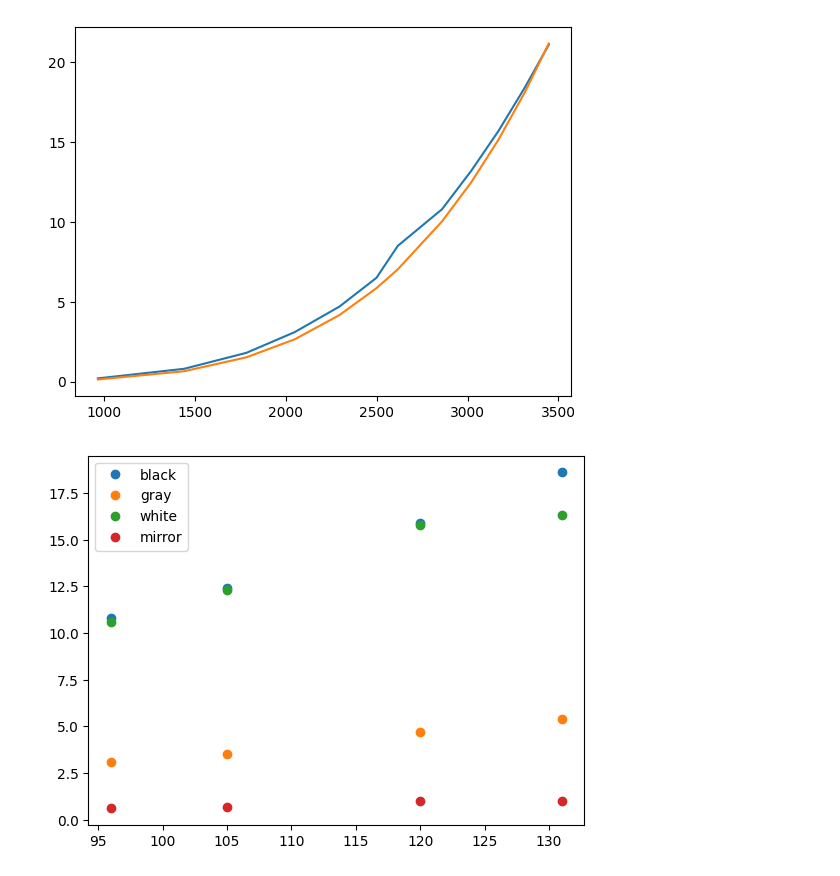
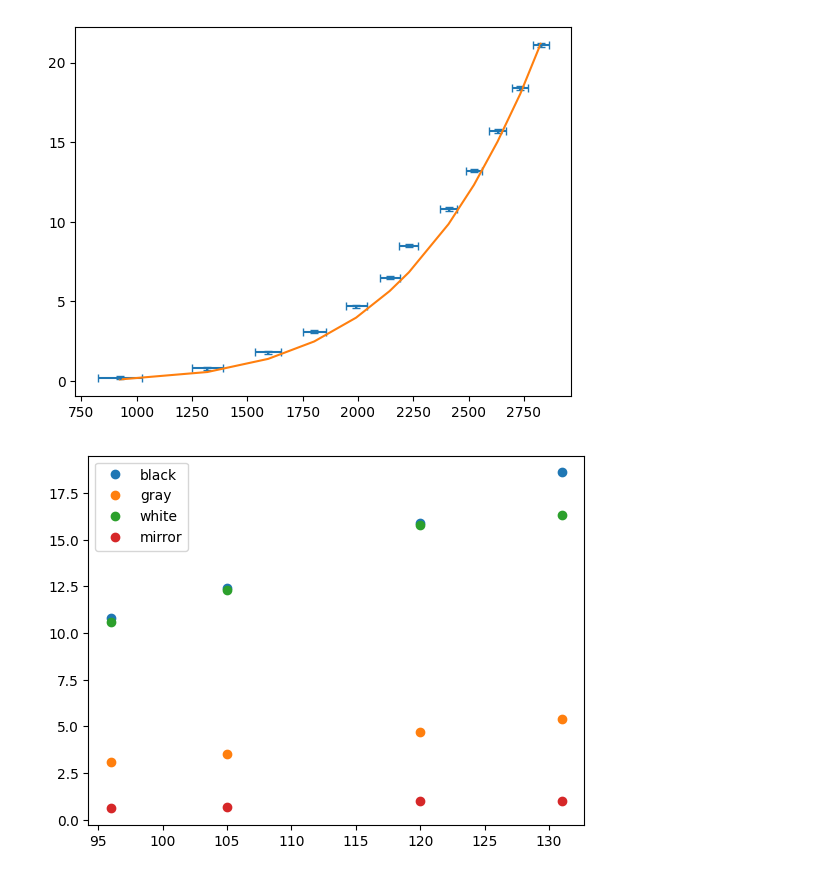
Before and after one commit to Joliv3r/Lab_Varmestraaling, a Jupyter notebook: code/data.ipynb, the cells around one changed output. Drawn from its saved outputs; the diff is of its cells as text; code cells hidden in the pictures.

Commit message:
Added error analysis to SB_lamp

```diff
--- a/code/data.ipynb
+++ b/code/data.ipynb
@@ -1,19 +49,19 @@
 # %%
-import numpy as np
-import matplotlib.pyplot as plt
-
-
 data = np.loadtxt('SB_lamp.csv', delimiter=',', dtype=float, skiprows=1)
 
 mV = [k[2] for k in data]
-T = [k[3] for k in data]
-I = [1.5e-13*k[3]**4 for k in data]
+dV = 0.1
+T = [temp(k[1], k[0]) for k in data]
+I = [4e-4*k[3]**4 for k in data]
 
-plt.plot(T, mV)
+dT = [dtemp(k[1], k[2]) for k in data]
+
+plt.errorbar(T, mV, fmt='o', xerr=dT, yerr=dV, capsize=3, markersize=1)
 plt.plot(T, I)
+plt.savefig('SB_lamp.pdf')
 plt.show()
 # %% [output]
-[figure, old version]
+[figure, new version]
 # %%
 data = np.loadtxt('LC.csv', delimiter=',', dtype=float, skiprows=1)
 
```
Also changed, not shown: parts of 1 cell of this notebook, 3 other files.
